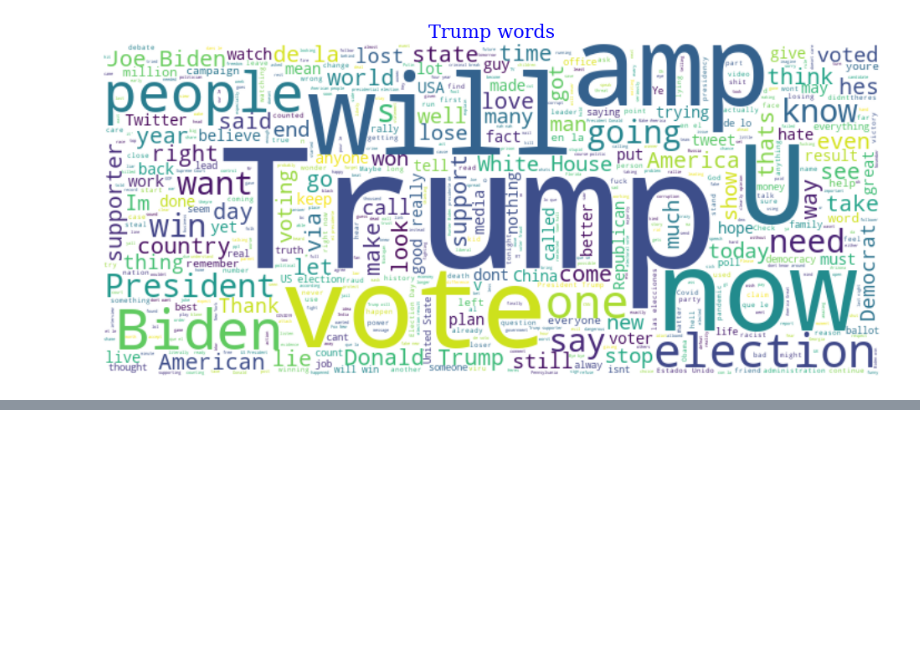
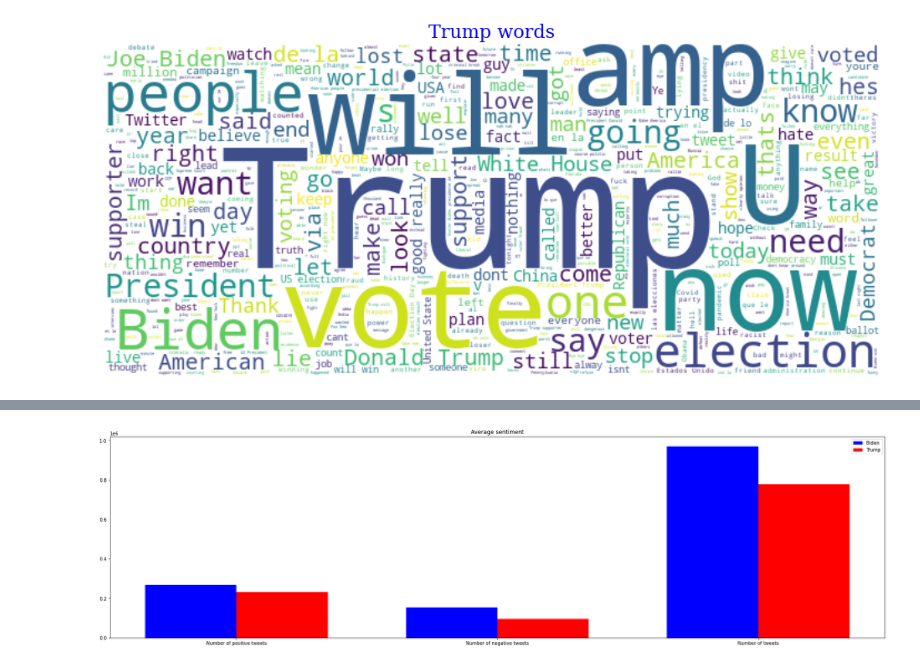
Before and after one commit to Guillaume-Vacelet/bigdata_group_1, a Jupyter notebook: sentiment_analysis_tweets.ipynb, the cells around one changed output, grey strips where cells are left out. Saved outputs shown, nothing was run; the diff lists cells and outputs as text; code cells hidden in the pictures; blank space fills up the shorter version.

```diff
--- a/sentiment_analysis_tweets.ipynb
+++ b/sentiment_analysis_tweets.ipynb
@@ -92,0 +189,17 @@ create_wordcloud(trump_tweets, "Trump words")
+# %%
+x = ['Number of positive tweets', 'Number of negative tweets', 'Number of tweets']
+
+x_pos = np.arange(len(x))
+width = 0.35
+
+plt.figure(figsize=(30,8))
+plt.bar(x_pos, [nb_pos_tweets_biden, nb_neg_tweets_biden, nb_tweets_biden], width=width, color="blue", label="Biden")
+plt.bar(x_pos + width, [nb_pos_tweets_trump, nb_neg_tweets_trump, nb_tweets_trump], width=width, color='red', label="Trump")
+
+plt.xticks(x_pos + width / 2, x)
+plt.title("Average sentiment")
+plt.legend()
+
+plt.show()
+# %% [output]
+[figure, added]
```
Also changed, not shown: parts of 11 cells of this notebook.
